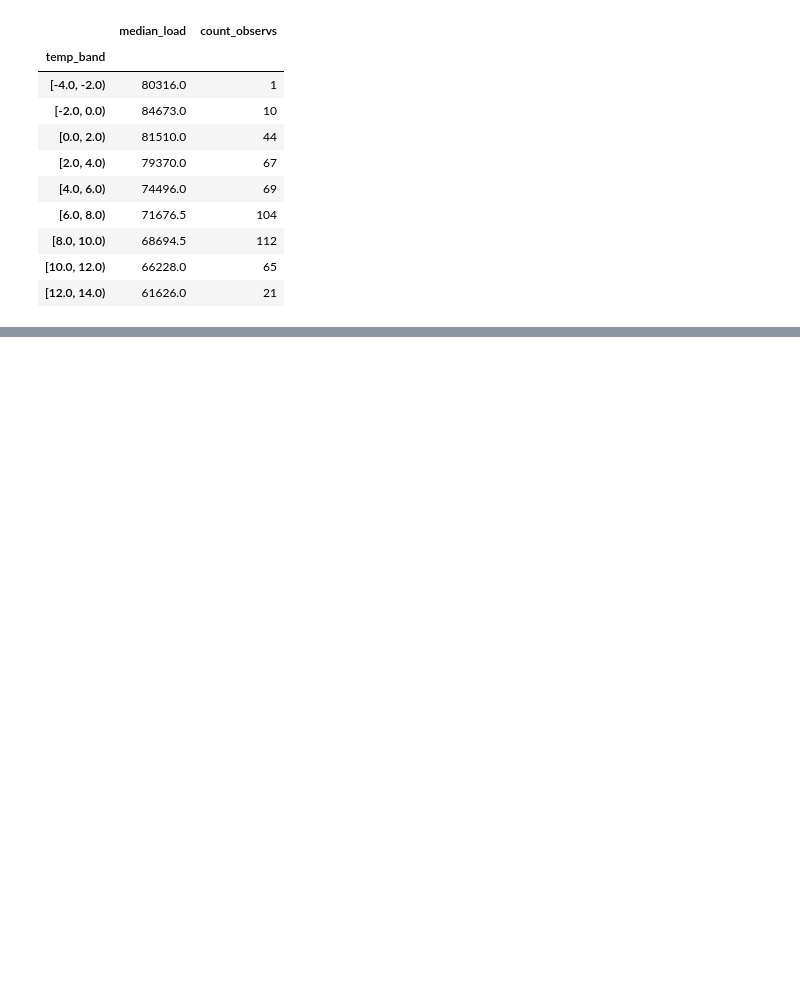
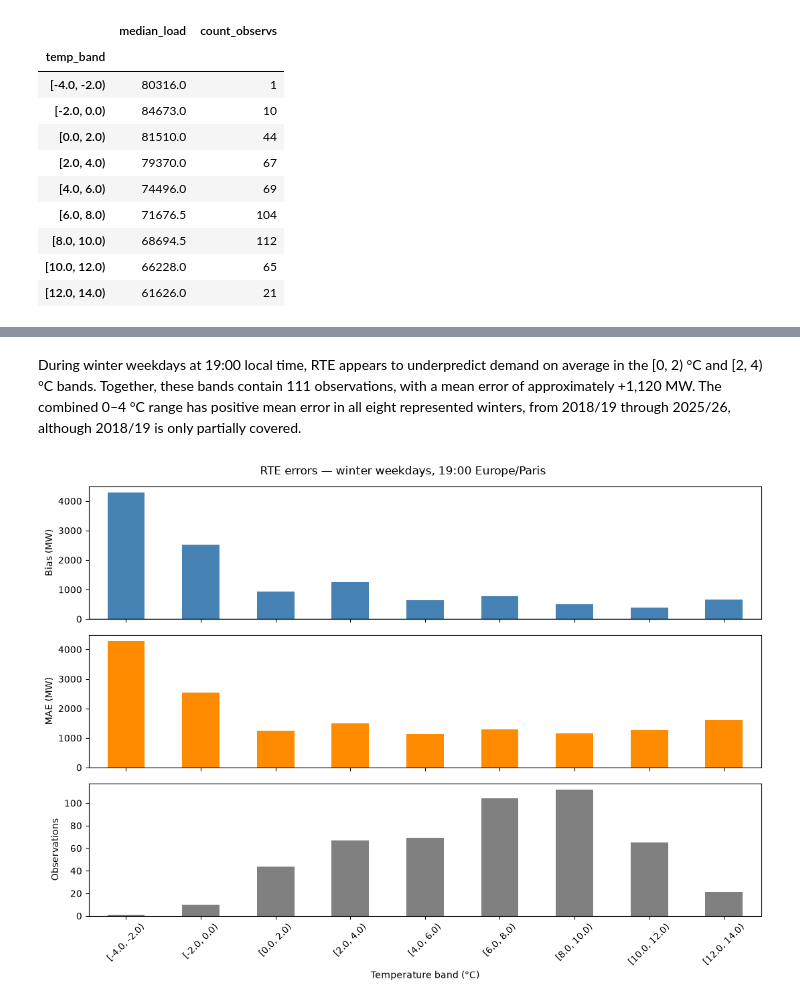
Before and after one commit to avakof/electricity-demand-forecasting, a Jupyter notebook: notebooks/01_data_audit.ipynb, the cells around one changed output, grey strips where cells are left out. Saved outputs shown, nothing was run; the diff lists cells and outputs as text; code cells hidden in the pictures; blank space fills up the shorter version.

```diff
--- a/notebooks/01_data_audit.ipynb
+++ b/notebooks/01_data_audit.ipynb
@@ -553,0 +527,29 @@ plt.show()
+# %% [markdown]
+During winter weekdays at 19:00 local time, RTE appears to underpredict demand on average in the [0, 2) °C and [2, 4) °C bands. Together, these bands contain 111 observations, with a mean error of approximately +1,120 MW. The combined 0–4 °C range has positive mean error in all eight represented winters, from 2018/19 through 2025/26, although 2018/19 is only partially covered.
+# %%
+fig, axes = plt.subplots(
+    3, 1, figsize=(11, 8), sharex=True
+)
+
+summary_error["bias_mw"].plot.bar(
+    ax=axes[0], color="steelblue"
+)
+summary_error["MAE_mw"].plot.bar(
+    ax=axes[1], color="darkorange"
+)
+summary_error["observation_count"].plot.bar(
+    ax=axes[2], color="gray"
+)
+
+axes[0].axhline(0, color="black", linewidth=1)
+axes[0].set_ylabel("Bias (MW)")
+axes[1].set_ylabel("MAE (MW)")
+axes[2].set_ylabel("Observations")
+axes[2].set_xlabel("Temperature band (°C)")
+axes[2].tick_params(axis="x", labelrotation=45)
+
+fig.suptitle("RTE errors — winter weekdays, 19:00 Europe/Paris")
+plt.tight_layout()
+plt.show()
+# %% [output]
+[figure, added]
```
Also changed, not shown: parts of 4 cells of this notebook.
